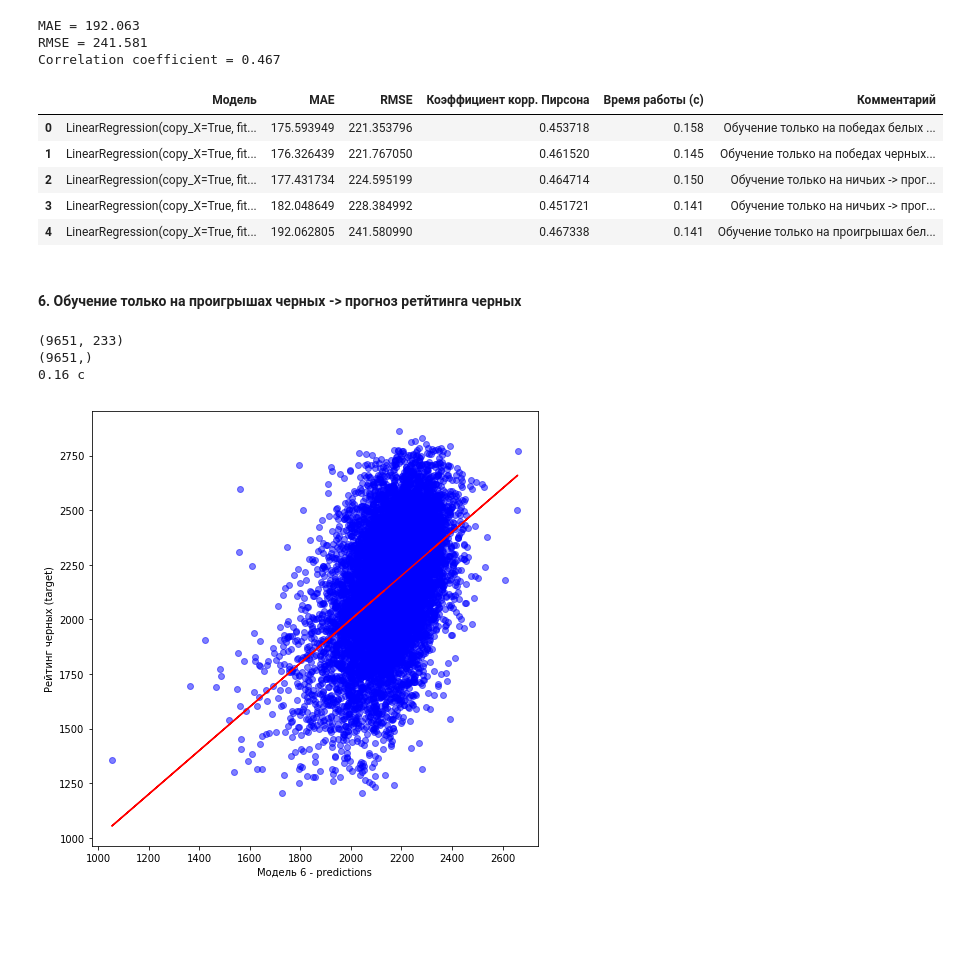
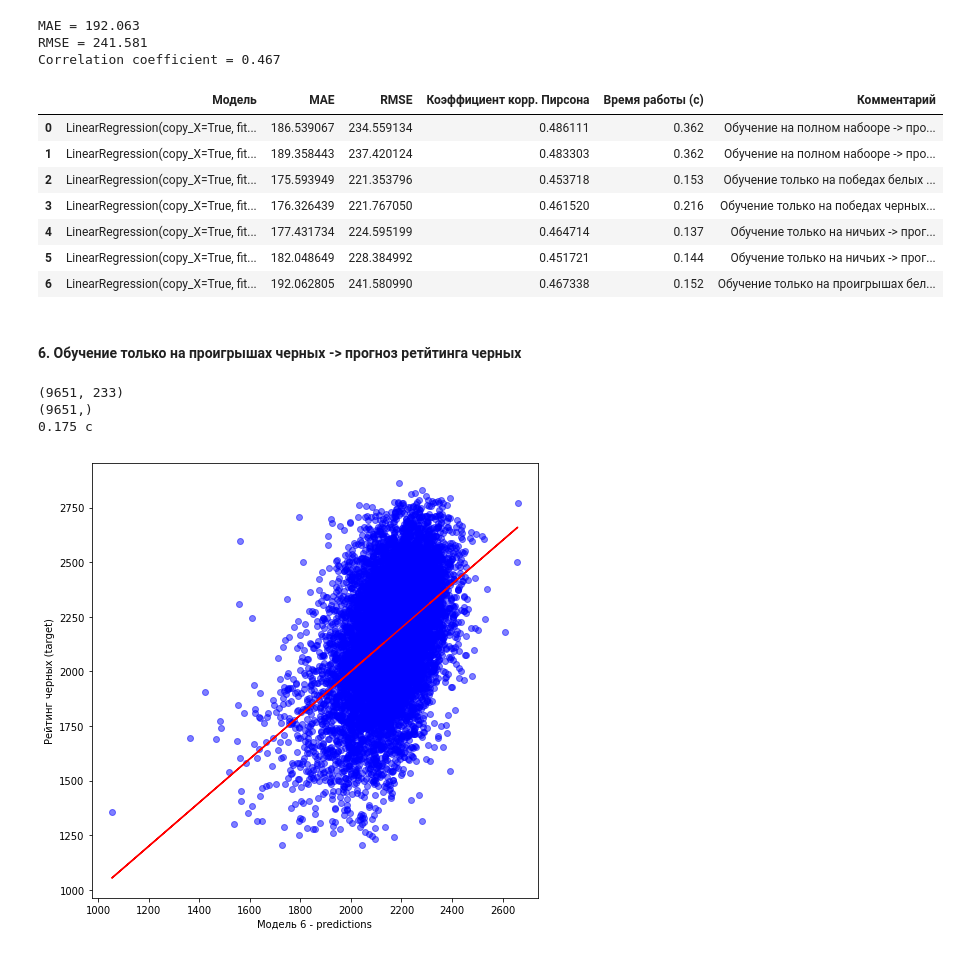
Before and after one commit to polinarod/PredictingRaitings, a Jupyter notebook: models/baseline.ipynb, the cells around one changed output. Drawn from its saved outputs; the diff is of its cells as text; code cells hidden in the pictures; blank space fills up the shorter version.

Commit message:
add models

```diff
--- a/models/baseline.ipynb
+++ b/models/baseline.ipynb
@@ -74,3 +76,13 @@ target_black=elos['BlackElo']
 target_mean=elos['MeanElos']
 target_diff=elos['DiffElos']
 target_sum=elos['SumElos']
+# %%
+start = time.time()
+lrw = LinearRegression()
+lrb = LinearRegression()
+lrw.fit(features, target_white)
+lrb.fit(features, target_black)
+white_pred = lrw.predict(features)
+black_pred = lrb.predict(features)
+full_time=round((time.time() - start)/2,3)
+print(full_time, 'c')
@@ -76,0 +91,15 @@ target_sum=elos['SumElos']
+# %%
+print('Для белых:')
+maew=mae(target_white,white_pred)
+print ('MAE = {:.3f}'.format(maew))
+rmsew = (mse(target_white, white_pred))**0.5
+print ('RMSE = {:.3f}'.format(rmsew))
+corr_coefw = pearsonr(target_white, white_pred)
+print("Correlation coefficient = {:.3f}".format(corr_coefw[0]))
+print('\nДля черных:')
+maeb=mae(target_black,black_pred)
+print ('MAE = {:.3f}'.format(maeb))
+rmseb = (mse(target_black,black_pred))**0.5
+print ('RMSE = {:.3f}'.format(rmseb))
+corr_coefb = pearsonr(target_black, black_pred)
+print("Correlation coefficient = {:.3f}".format(corr_coefb[0]))
@@ -77,3 +116,9 @@ target_sum=elos['SumElos']
+# %%
+output = pd.DataFrame([[str(lrw), maew,rmsew, corr_coefw[0],full_time,'Обучение на полном набооре -> прогноз рейтингов белых'],
+                      [str(lrb), maeb,rmseb, corr_coefb[0],full_time,'Обучение на полном набооре -> прогноз рейтингов черных']],
+                   columns=['Модель', 'MAE','RMSE','Коэффициент корр. Пирсона', 'Время работы (c)', 'Комментарий'])
+
+output.to_excel(r'C:\Users\Asus\PredictingRatings\models\results.xlsx',index=False)
 # %% [markdown]
 #### 1. Обучение только на победах белых -> прогноз ретйтинга белых
 # %%
@@ -115,6 +160,9 @@ MAE = 175.594
 RMSE = 221.354
 Correlation coefficient = 0.454
 # %%
-output = pd.DataFrame([[str(lr_1), mae1,rmse1, corr_coef1[0],full_time1,'Обучение только на победах белых -> прогноз ретйтинга белых']],
-                   columns=['Модель', 'MAE','RMSE','Коэффициент корр. Пирсона', 'Время работы (c)', 'Комментарий'])
-output.to_excel(r'C:\Users\Asus\PredictingRatings\models\results.xlsx',index=False)
+output = output.append(pd.Series([str(lr_1), mae1,rmse1,
+                                  corr_coef1[0],full_time1,'Обучение только на победах белых -> прогноз ретйтинга белых'],
+                                 index=output.columns ),
+                      ignore_index=True)
+
+output
@@ -311,15 +378,17 @@ Correlation coefficient = 0.467
 # %%
 output = output.append(pd.Series([str(lr_5), mae5, rmse5, corr_coef5[0],
                                   full_time5,'Обучение только на проигрышах белых -> прогноз ретйтинга белых'], index=output.columns ),
                       ignore_index=True)
-output.head()
+output
 # %% [output]
 |  | Модель | MAE | RMSE | Коэффициент корр. Пирсона | Время работы (c) | Комментарий |
-| 0 | LinearRegression(copy_X=True, fit... | 175.593949 | 221.353796 | 0.453718 | 0.158 | Обучение только на победах белых ... |
-| 1 | LinearRegression(copy_X=True, fit... | 176.326439 | 221.767050 | 0.461520 | 0.145 | Обучение только на победах черных... |
-| 2 | LinearRegression(copy_X=True, fit... | 177.431734 | 224.595199 | 0.464714 | 0.150 | Обучение только на ничьих -> прог... |
-| 3 | LinearRegression(copy_X=True, fit... | 182.048649 | 228.384992 | 0.451721 | 0.141 | Обучение только на ничьих -> прог... |
-| 4 | LinearRegression(copy_X=True, fit... | 192.062805 | 241.580990 | 0.467338 | 0.141 | Обучение только на проигрышах бел... |
+| 0 | LinearRegression(copy_X=True, fit... | 186.539067 | 234.559134 | 0.486111 | 0.362 | Обучение на полном набооре -> про... |
+| 1 | LinearRegression(copy_X=True, fit... | 189.358443 | 237.420124 | 0.483303 | 0.362 | Обучение на полном набооре -> про... |
+| 2 | LinearRegression(copy_X=True, fit... | 175.593949 | 221.353796 | 0.453718 | 0.153 | Обучение только на победах белых ... |
+| 3 | LinearRegression(copy_X=True, fit... | 176.326439 | 221.767050 | 0.461520 | 0.216 | Обучение только на победах черных... |
+| 4 | LinearRegression(copy_X=True, fit... | 177.431734 | 224.595199 | 0.464714 | 0.137 | Обучение только на ничьих -> прог... |
+| 5 | LinearRegression(copy_X=True, fit... | 182.048649 | 228.384992 | 0.451721 | 0.144 | Обучение только на ничьих -> прог... |
+| 6 | LinearRegression(copy_X=True, fit... | 192.062805 | 241.580990 | 0.467338 | 0.152 | Обучение только на проигрышах бел... |
 # %% [markdown]
 #### 6. Обучение только на проигрышах черных -> прогноз ретйтинга черных
 # %%
@@ -336,7 +405,7 @@ print(full_time6, 'c')
 # %% [output]
 (9651, 233)
 (9651,)
-0.16 c
+0.175 c
 # %%
 plt.figure(figsize=(8, 8))
 plt.scatter(black_pred6,target_black6, color = 'b',alpha=0.5)
```
Also changed, not shown: parts of 40 cells of this notebook, 1 other file.
